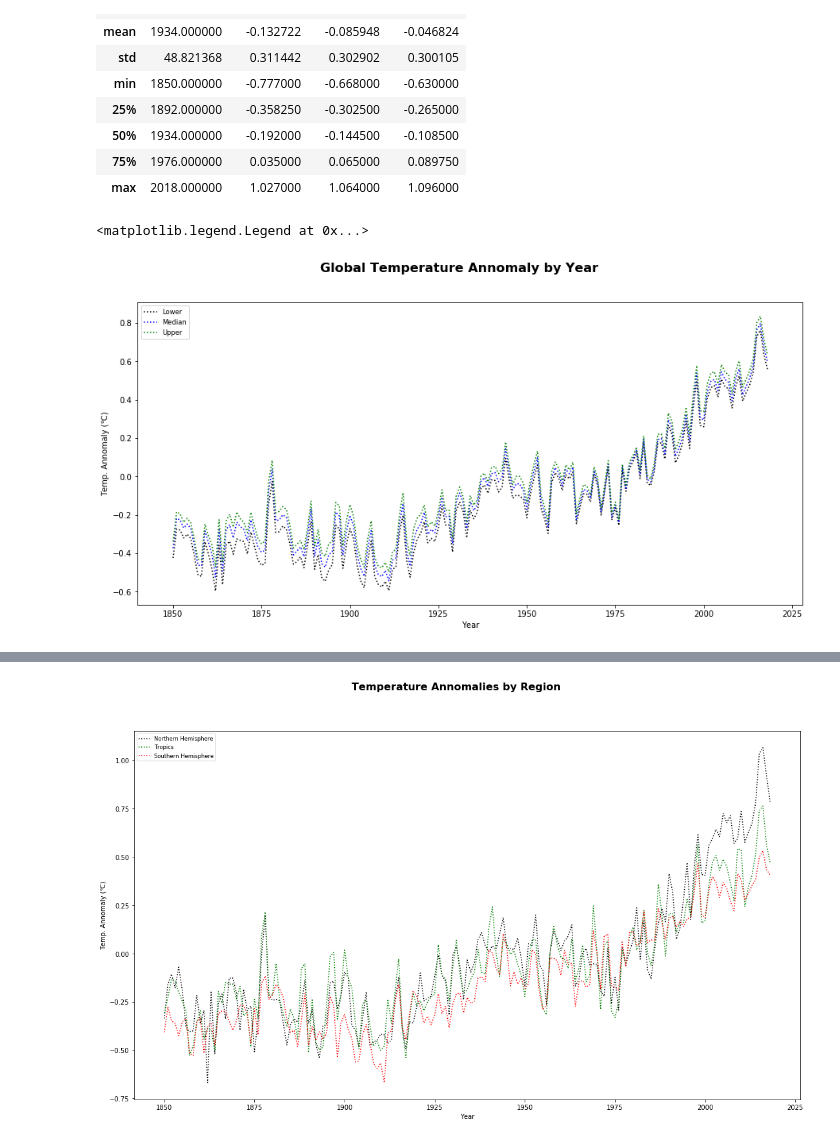
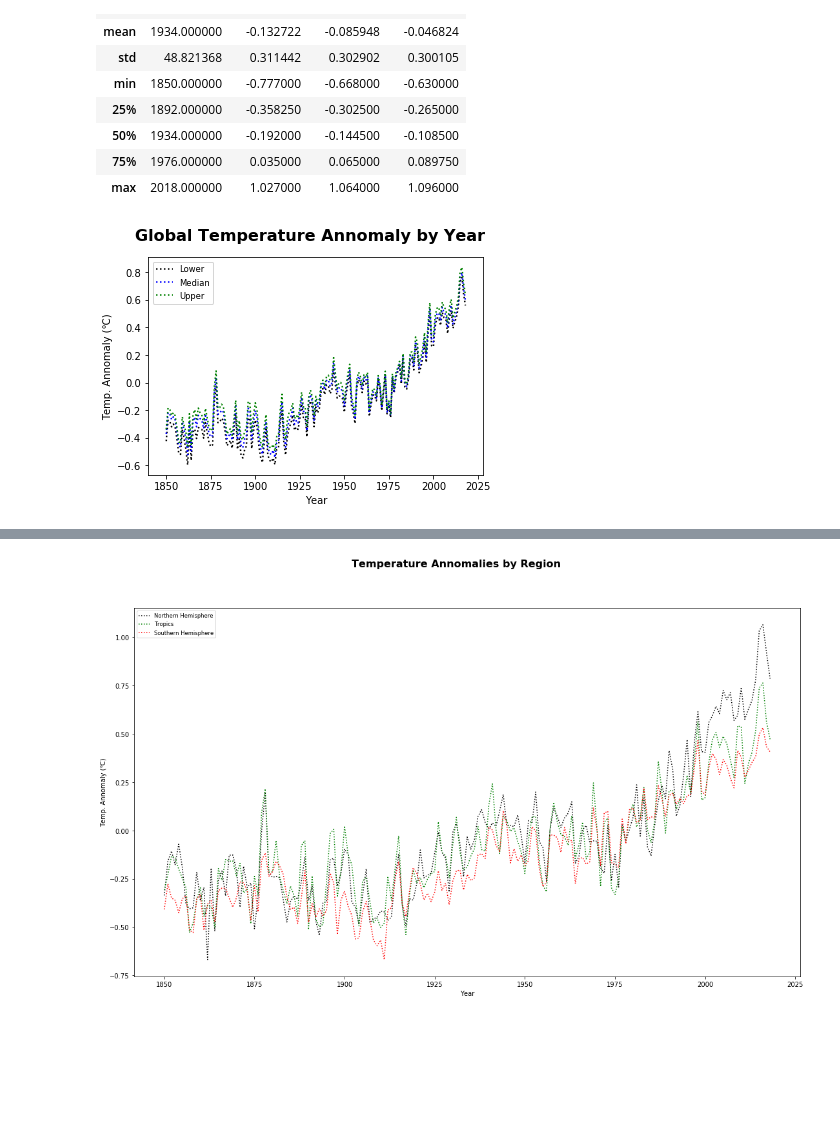
Before and after one commit to jnnhuynh-web/Project-1, a Jupyter notebook: Reference/Master Jupyter/Master File.ipynb, the cells around one changed output, grey strips where cells are left out. Cells and saved outputs as stored; diff of their text form; code cells hidden in the pictures; blank space fills up the shorter version.

```diff
--- a/Reference/Master Jupyter/Master File.ipynb
+++ b/Reference/Master Jupyter/Master File.ipynb
@@ -58,31 +58,32 @@ tempannomaly_data.describe()
 # %%
 # Plot Global trend
 
 # Filtering data frame for Global values only
 tempannomaly_global = tempannomaly_data.loc[tempannomaly_data["Region"] == "Global", :]
 
 # Plot
 fig, (ax1) = plt.subplots()
-fig.set_size_inches(15, 7)
+#fig.set_size_inches(15, 7)
 fig.suptitle("Global Temperature Annomaly by Year", fontsize=16, fontweight="bold")
 
 ax1.set_xlim(min(tempannomaly_global["Year"]-10), max(tempannomaly_global["Year"]+10))
 ax1.plot(tempannomaly_global["Year"], tempannomaly_global["Lower"],color="black",
          linestyle = ":", label = "Lower")
 
 ax1.plot(tempannomaly_global["Year"], tempannomaly_global["Median"],color="blue",
          linestyle = ":", Label = "Median")
 
 ax1.plot(tempannomaly_global["Year"], tempannomaly_global["Upper"],color="green",
          linestyle = ":", Label = "Upper")
 
 ax1.set_ylabel("Temp. Annomaly (℃)")
 ax1.set_xlabel("Year")
 
 plt.legend(loc="best", fontsize="small", fancybox=True)
+
+plt.savefig("Temp_Annomaly.png")
 # %% [output]
-<matplotlib.legend.Legend at 0x...>
-[figure, old version]
+[figure, new version]
 # %%
 # Plot Northern Hemisphere trend
 
```
Also changed, not shown: parts of 8 cells of this notebook, 11 other files.
